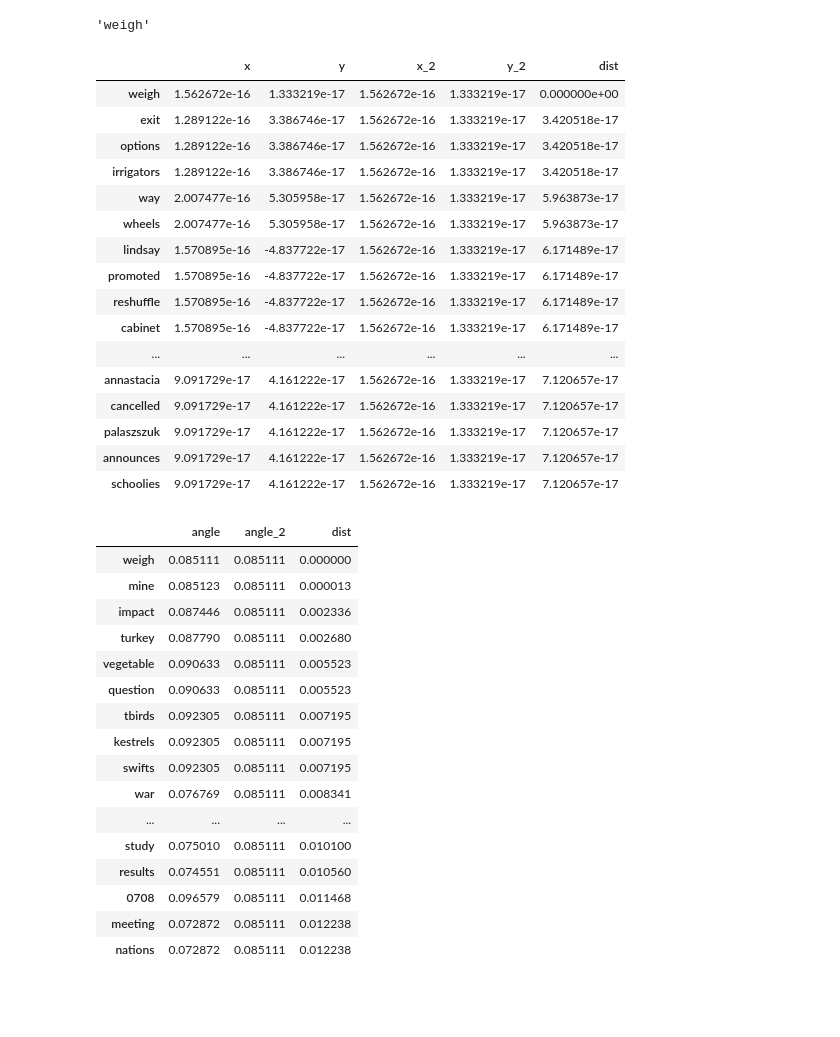
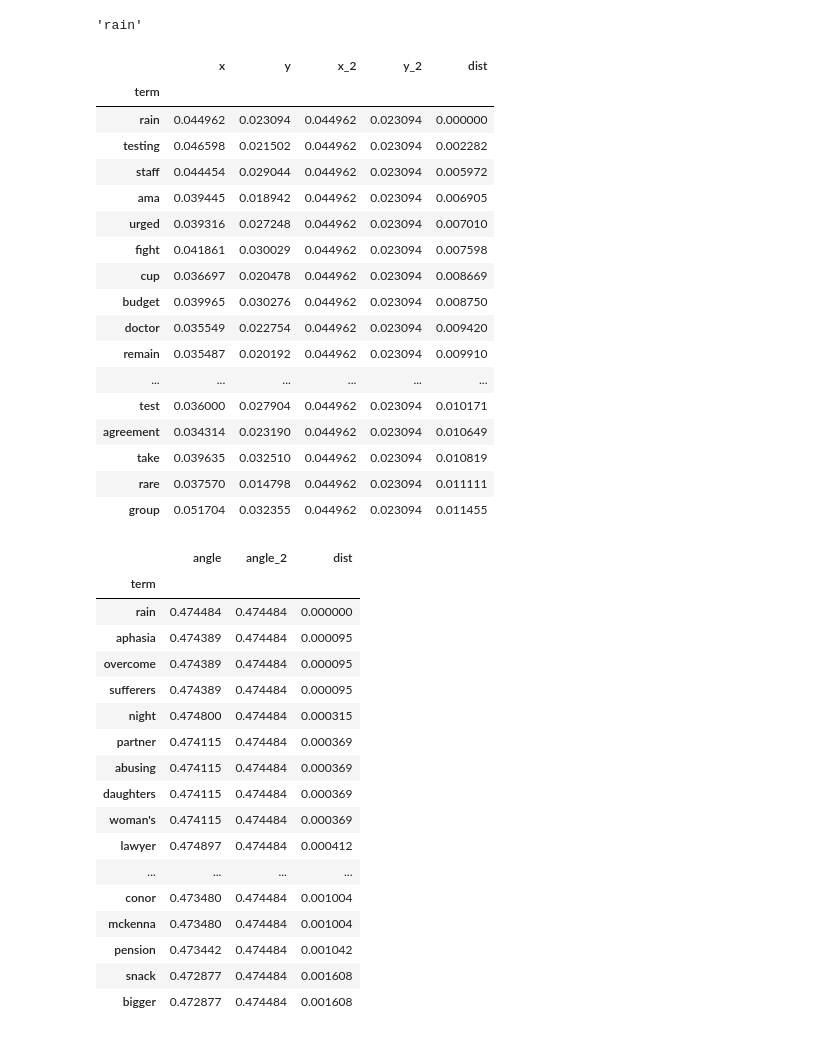
Before and after one commit to Using-Namespace-System/DensePMIWordVectors, a Jupyter notebook: notebooks/latent-symantec-analysis/word-distribution-space.ipynb, the cells around one changed output. Cells and saved outputs as stored; diff of their text form; code cells hidden in the pictures; blank space fills up the shorter version.

```diff
--- a/notebooks/latent-symantec-analysis/word-distribution-space.ipynb
+++ b/notebooks/latent-symantec-analysis/word-distribution-space.ipynb
@@ -21,3 +22,6 @@ word_vectors_2d = db['word_vectors_2d']
+# %%
+word_vectors_2d['term'] = word_vectors_2d.index.map(dictionary_lookup.get)
+word_vectors_2d = word_vectors_2d.set_index('term')[['x','y']]
 # %%
 
 
@@ -106,62 +97,64 @@ word_vectors_2d.angle.round(2).sort_values().to_frame().reset_index(names=['late
 # %%
-query = dictionary_lookup[10]
+query = 100
 
-query
+dictionary_lookup[query]
 # %% [output]
-'weigh'
+'rain'
 # %%
 distance = word_vectors_2d['x'].to_frame()
 
 distance['y'] = word_vectors_2d['y']
 
-distance['x_2'] = distance.x.loc[query]
+distance['x_2'] = distance.x.loc[dictionary_lookup[query]]
 
-distance['y_2'] = distance.y.loc[query]
+distance['y_2'] = distance.y.loc[dictionary_lookup[query]]
 
 distance['dist'] = ((distance.x_2-distance.x)**2 + (distance.y_2-distance.y)**2)**(1/2)
 
 distance.sort_values('dist', ascending=True).head(20)
 # %% [output]
 |  | x | y | x_2 | y_2 | dist |
-| weigh | 1.562672e-16 | 1.333219e-17 | 1.562672e-16 | 1.333219e-17 | 0.000000e+00 |
-| exit | 1.289122e-16 | 3.386746e-17 | 1.562672e-16 | 1.333219e-17 | 3.420518e-17 |
-| options | 1.289122e-16 | 3.386746e-17 | 1.562672e-16 | 1.333219e-17 | 3.420518e-17 |
-| irrigators | 1.289122e-16 | 3.386746e-17 | 1.562672e-16 | 1.333219e-17 | 3.420518e-17 |
-| way | 2.007477e-16 | 5.305958e-17 | 1.562672e-16 | 1.333219e-17 | 5.963873e-17 |
-| wheels | 2.007477e-16 | 5.305958e-17 | 1.562672e-16 | 1.333219e-17 | 5.963873e-17 |
-| lindsay | 1.570895e-16 | -4.837722e-17 | 1.562672e-16 | 1.333219e-17 | 6.171489e-17 |
-| promoted | 1.570895e-16 | -4.837722e-17 | 1.562672e-16 | 1.333219e-17 | 6.171489e-17 |
-| reshuffle | 1.570895e-16 | -4.837722e-17 | 1.562672e-16 | 1.333219e-17 | 6.171489e-17 |
-| cabinet | 1.570895e-16 | -4.837722e-17 | 1.562672e-16 | 1.333219e-17 | 6.171489e-17 |
+| term |  |  |  |  |  |
+| rain | 0.044962 | 0.023094 | 0.044962 | 0.023094 | 0.000000 |
+| testing | 0.046598 | 0.021502 | 0.044962 | 0.023094 | 0.002282 |
+| staff | 0.044454 | 0.029044 | 0.044962 | 0.023094 | 0.005972 |
+| ama | 0.039445 | 0.018942 | 0.044962 | 0.023094 | 0.006905 |
+| urged | 0.039316 | 0.027248 | 0.044962 | 0.023094 | 0.007010 |
+| fight | 0.041861 | 0.030029 | 0.044962 | 0.023094 | 0.007598 |
+| cup | 0.036697 | 0.020478 | 0.044962 | 0.023094 | 0.008669 |
+| budget | 0.039965 | 0.030276 | 0.044962 | 0.023094 | 0.008750 |
+| doctor | 0.035549 | 0.022754 | 0.044962 | 0.023094 | 0.009420 |
+| remain | 0.035487 | 0.020192 | 0.044962 | 0.023094 | 0.009910 |
 | ... | ... | ... | ... | ... | ... |
-| annastacia | 9.091729e-17 | 4.161222e-17 | 1.562672e-16 | 1.333219e-17 | 7.120657e-17 |
-| cancelled | 9.091729e-17 | 4.161222e-17 | 1.562672e-16 | 1.333219e-17 | 7.120657e-17 |
-| palaszszuk | 9.091729e-17 | 4.161222e-17 | 1.562672e-16 | 1.333219e-17 | 7.120657e-17 |
-| announces | 9.091729e-17 | 4.161222e-17 | 1.562672e-16 | 1.333219e-17 | 7.120657e-17 |
-| schoolies | 9.091729e-17 | 4.161222e-17 | 1.562672e-16 | 1.333219e-17 | 7.120657e-17 |
+| test | 0.036000 | 0.027904 | 0.044962 | 0.023094 | 0.010171 |
+| agreement | 0.034314 | 0.023190 | 0.044962 | 0.023094 | 0.010649 |
+| take | 0.039635 | 0.032510 | 0.044962 | 0.023094 | 0.010819 |
+| rare | 0.037570 | 0.014798 | 0.044962 | 0.023094 | 0.011111 |
+| group | 0.051704 | 0.032355 | 0.044962 | 0.023094 | 0.011455 |
 # %%
 distance = word_vectors_2d['angle'].to_frame()
 
-distance['angle_2'] = distance.angle.loc[query]
+distance['angle_2'] = distance.angle.loc[dictionary_lookup[query]]
 
 distance['dist'] = (distance.angle_2 - distance.angle).abs()
 
 distance.sort_values('dist', ascending=True).head(20)
 # %% [output]
 |  | angle | angle_2 | dist |
-| weigh | 0.085111 | 0.085111 | 0.000000 |
-| mine | 0.085123 | 0.085111 | 0.000013 |
-| impact | 0.087446 | 0.085111 | 0.002336 |
-| turkey | 0.087790 | 0.085111 | 0.002680 |
-| vegetable | 0.090633 | 0.085111 | 0.005523 |
-| question | 0.090633 | 0.085111 | 0.005523 |
-| tbirds | 0.092305 | 0.085111 | 0.007195 |
-| kestrels | 0.092305 | 0.085111 | 0.007195 |
-| swifts | 0.092305 | 0.085111 | 0.007195 |
-| war | 0.076769 | 0.085111 | 0.008341 |
+| term |  |  |  |
+| rain | 0.474484 | 0.474484 | 0.000000 |
+| aphasia | 0.474389 | 0.474484 | 0.000095 |
+| overcome | 0.474389 | 0.474484 | 0.000095 |
+| sufferers | 0.474389 | 0.474484 | 0.000095 |
+| night | 0.474800 | 0.474484 | 0.000315 |
+| partner | 0.474115 | 0.474484 | 0.000369 |
+| abusing | 0.474115 | 0.474484 | 0.000369 |
+| daughters | 0.474115 | 0.474484 | 0.000369 |
+| woman's | 0.474115 | 0.474484 | 0.000369 |
+| lawyer | 0.474897 | 0.474484 | 0.000412 |
 | ... | ... | ... | ... |
-| study | 0.075010 | 0.085111 | 0.010100 |
-| results | 0.074551 | 0.085111 | 0.010560 |
-| 0708 | 0.096579 | 0.085111 | 0.011468 |
-| meeting | 0.072872 | 0.085111 | 0.012238 |
-| nations | 0.072872 | 0.085111 | 0.012238 |
+| conor | 0.473480 | 0.474484 | 0.001004 |
+| mckenna | 0.473480 | 0.474484 | 0.001004 |
+| pension | 0.473442 | 0.474484 | 0.001042 |
+| snack | 0.472877 | 0.474484 | 0.001608 |
+| bigger | 0.472877 | 0.474484 | 0.001608 |
```
Also changed, not shown: parts of 6 cells of this notebook, 7 other files.
